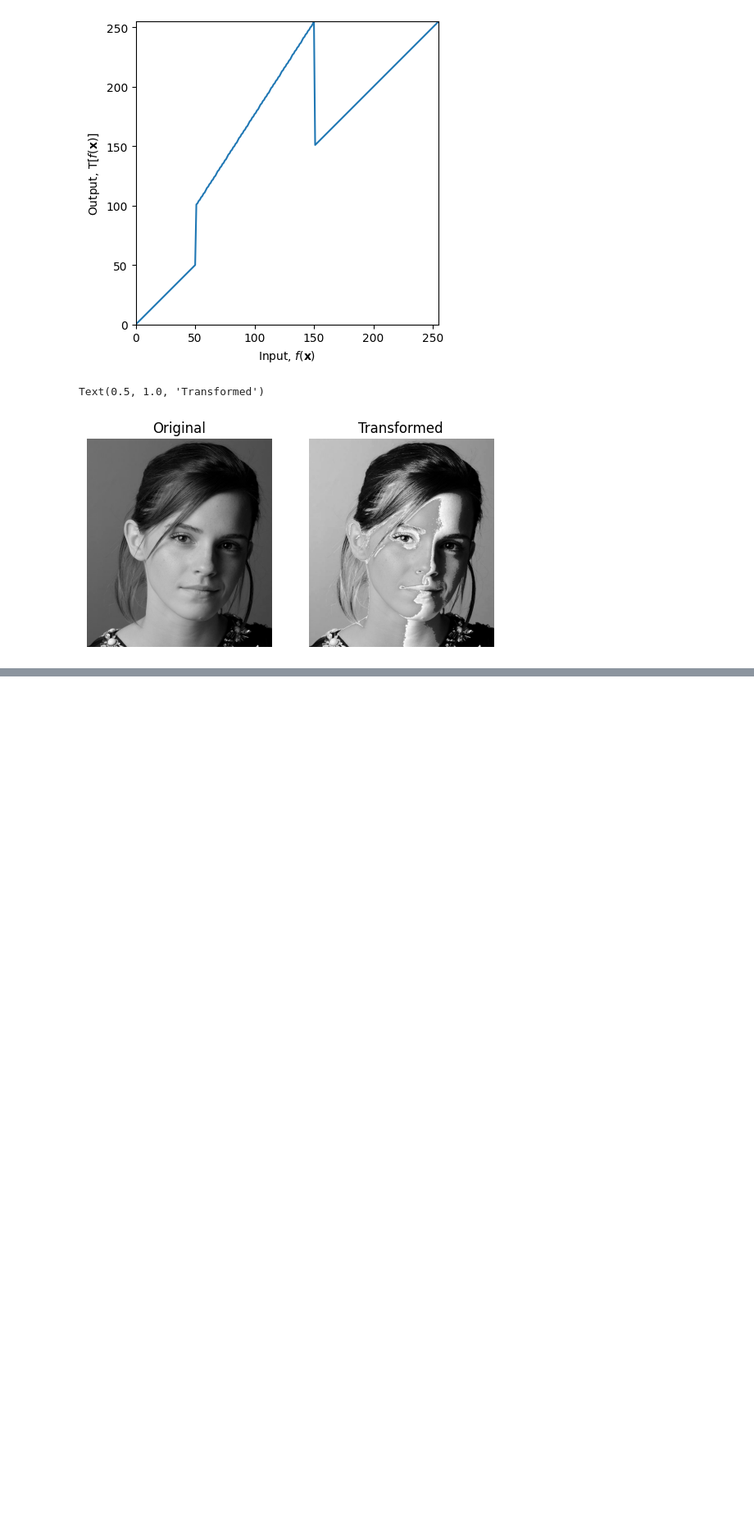
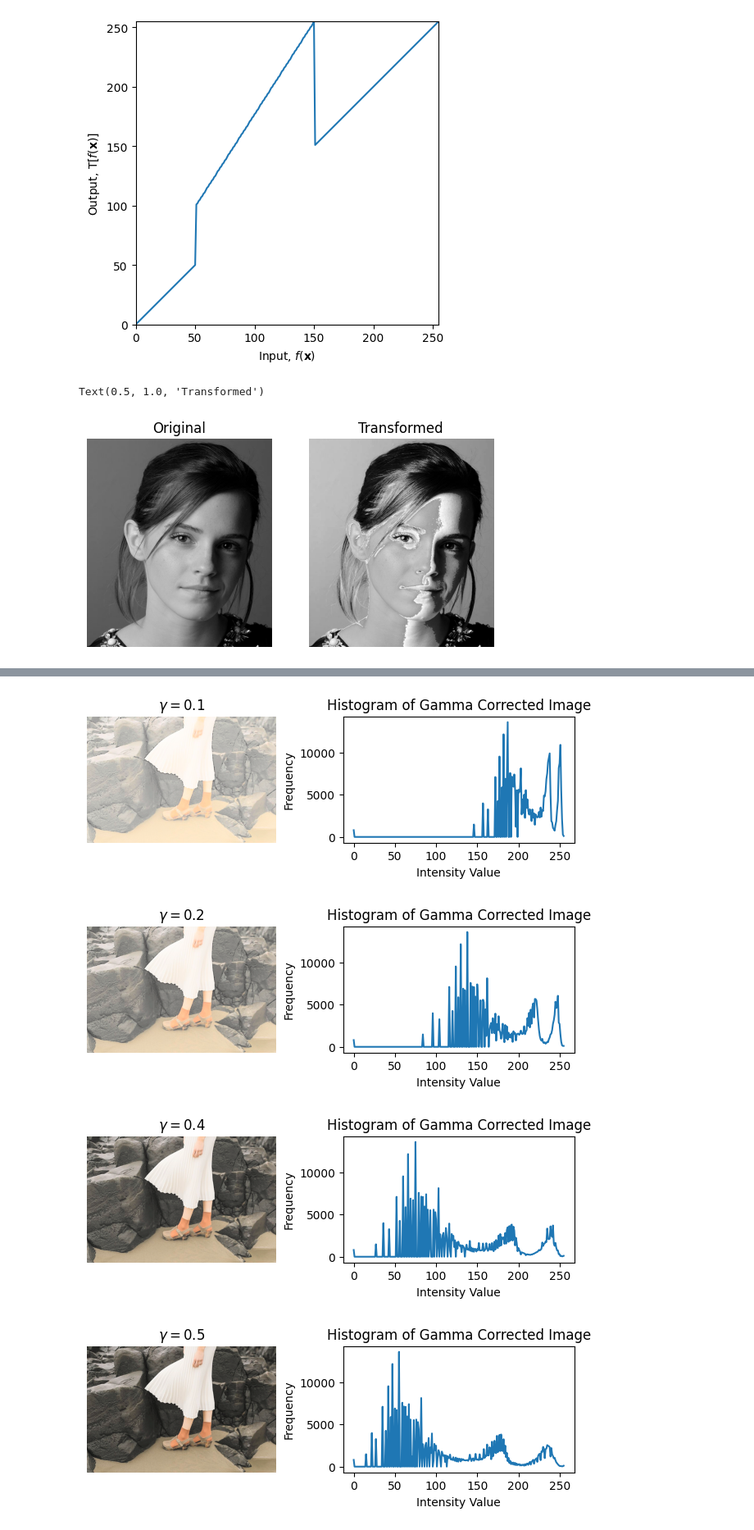
Before and after one commit to linukaratnayake/Intensity-Transformations-and-Neighborhood-Filtering, a Jupyter notebook: Intensity_Transformations_and_Neighborhood_Filtering.ipynb, the cells around one changed output, grey strips where cells are left out. Shown at 82% size. Drawn from its saved outputs; the diff is of its cells as text; code cells hidden in the pictures; blank space fills up the shorter version.

Commit message:
Gamma correction done

```diff
--- a/Intensity_Transformations_and_Neighborhood_Filtering.ipynb
+++ b/Intensity_Transformations_and_Neighborhood_Filtering.ipynb
@@ -55,0 +92,38 @@ Text(0.5, 1.0, 'Transformed')
+# %%
+import cv2 as cv
+import numpy as np
+import matplotlib.pyplot as plt
+
+gamma_values = [0.1, 0.2, 0.4, 0.5, 0.75, 1, 2, 5]
+img = cv.imread('/content/drive/My Drive/EN3160/a1images/highlights_and_shadows.jpg')
+L, a, b = cv.split(cv.cvtColor(img, cv.COLOR_BGR2LAB))
+
+for i, gamma in enumerate(gamma_values):
+    t = np.array([(i / 255.0) ** gamma * 255 for i in np.arange(0, 256)]).astype(np.uint8)
+    g = cv.LUT(L, t)
+    corrected_img = cv.merge([g, a, b])
+
+    hist = cv.calcHist([corrected_img], [0], None, [256], [0, 256])
+    fig, ax = plt.subplots(1, 2, figsize=(8, 2))
+    ax[0].imshow(cv.cvtColor(corrected_img,cv.COLOR_LAB2RGB))
+
+    if gamma == 1:
+      ax[0].set_title('Original Image')
+    else:
+      ax[0].set_title(f'$\gamma = {gamma}$')
+    ax[0].axis('off')
+    ax[1].plot(hist)
+
+    if gamma==1:
+      ax[1].set_title('Histogram of Original Image')
+    else:
+      ax[1].set_title('Histogram of Gamma Corrected Image')
+    ax[1].set_xlabel('Intensity Value')
+    ax[1].set_ylabel('Frequency')
+
+    plt.show()
+# %% [output]
+[figure, added]
+[figure, added]
+[figure, added]
+[figure, added]
```
Also changed, not shown: parts of 3 cells of this notebook.
